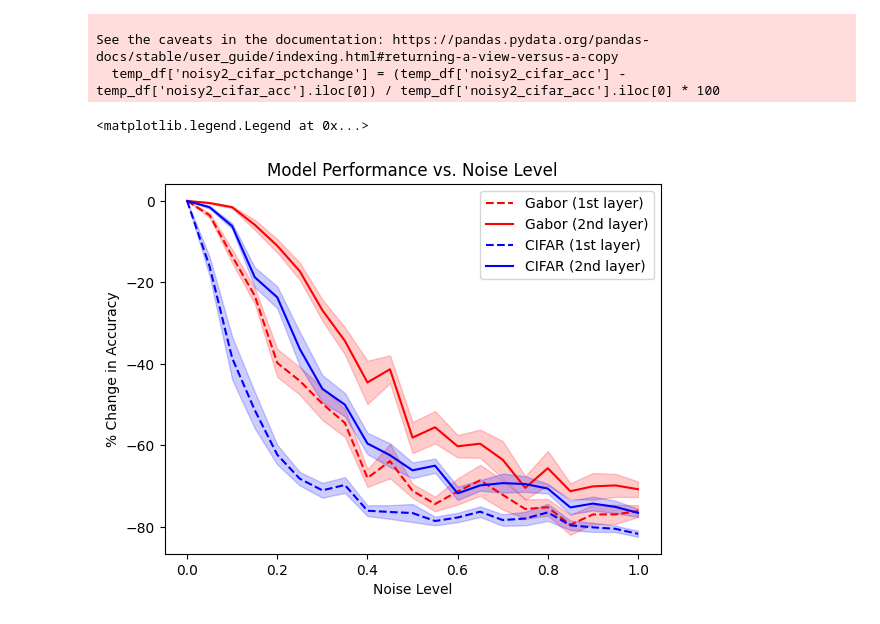
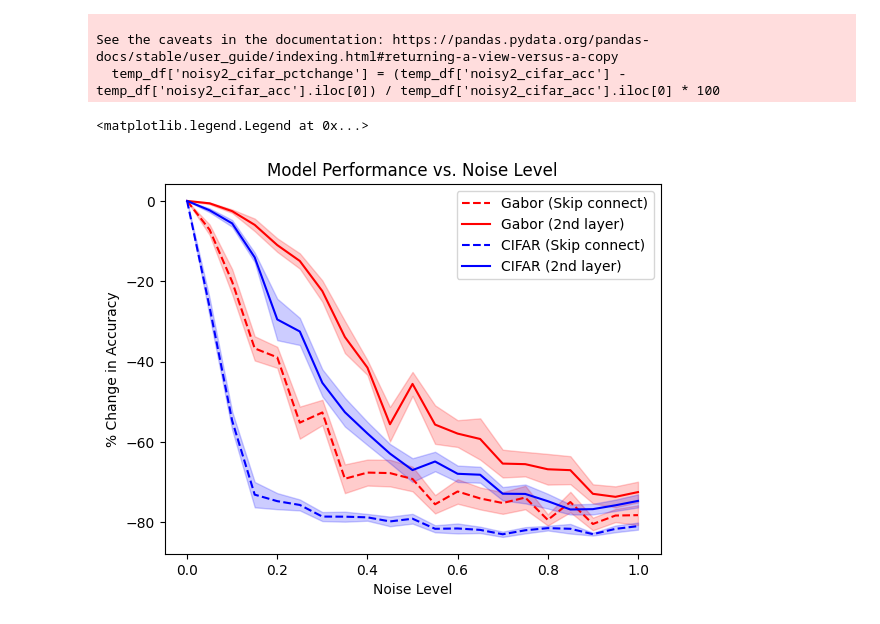
Before and after one commit to sherafatia/v1dd-public, a Jupyter notebook: notebooks/modeling.ipynb, the cells around one changed output. Saved outputs shown, nothing was run; the diff lists cells and outputs as text; code cells hidden in the pictures.

Commit message:
implementing the skip connect noise

```diff
--- a/notebooks/modeling.ipynb
+++ b/notebooks/modeling.ipynb
@@ -223,11 +182,0 @@ plt.imshow(input_example[0, :, :].cpu(), cmap="gray")
-# %%
-
-with torch.no_grad():
-    output = model.conv1(input_example).to('cpu')
-# Visualize each feature map
-fig, axes = plt.subplots(2, 8, figsize=(12, 4))
-for i, ax in enumerate(axes.flat):
-    fmap = output[i, :, :]
-    ax.imshow(fmap, cmap="viridis")
-    ax.axis("off")
-plt.suptitle("Conv1 Feature Maps (Activations)")
@@ -237,12 +182,0 @@ Text(0.5, 0.98, 'Conv1 Feature Maps (Activations)')
-# %%
-with torch.no_grad():
-    output = model.relu(model.conv1(input_example))
-    output = model.conv2(output).to('cpu')
-
-# Visualize each feature map
-fig, axes = plt.subplots(2, 8, figsize=(12, 4))
-for i, ax in enumerate(axes.flat):
-    fmap = output[i, :, :]
-    ax.imshow(fmap, cmap="viridis")
-    ax.axis("off")
-plt.suptitle("Conv2 Feature Maps (Activations)")
@@ -262,11 +212,14 @@ noise_levels = np.arange(0, 1.05, 0.05)
 for noise in noise_levels:
     noisy_model = copy.deepcopy(model)
 
-    noisy_first_model = modeling.add_noise_to_first_layer(noisy_model, noise_level=noise)
+    noisy_model.eval()
+    noisy_model.skip.noise_level = noise
     noisy1_gabor_acc = modeling.evaluate_gabor_accuracy(noisy_model, gabor_test_loader)
     noisy1_cifar_acc = modeling.evaluate_cifar_accuracy(noisy_model, cifar_test_loader)
 
     noisy_model = copy.deepcopy(model)
+    noisy_model.eval()
+    noisy_model.skip.noise_level = 0
     noisy_middle_model = modeling.add_noise_to_middle_layer(noisy_model, noise_level=noise)
     noisy2_gabor_acc = modeling.evaluate_gabor_accuracy(noisy_model, gabor_test_loader)
     noisy2_cifar_acc = modeling.evaluate_cifar_accuracy(noisy_model, cifar_test_loader)
@@ -358,11 +311,15 @@ for i in range(20):
     for noise in noise_levels:
         noisy_model = copy.deepcopy(model)
 
+        noisy_model.eval()
+        noisy_model.skip.noise_level = noise
         noisy_first_model = modeling.add_noise_to_first_layer(noisy_model, noise_level=noise)
         noisy1_gabor_acc = modeling.evaluate_gabor_accuracy(noisy_model, gabor_test_loader)
         noisy1_cifar_acc = modeling.evaluate_cifar_accuracy(noisy_model, cifar_test_loader)
 
         noisy_model = copy.deepcopy(model)
+        noisy_model.eval()
+        noisy_model.skip.noise_level = 0
         noisy_middle_model = modeling.add_noise_to_middle_layer(noisy_model, noise_level=noise)
         noisy2_gabor_acc = modeling.evaluate_gabor_accuracy(noisy_model, gabor_test_loader)
         noisy2_cifar_acc = modeling.evaluate_cifar_accuracy(noisy_model, cifar_test_loader)
@@ -374,5 +331,5 @@ for i in range(20):
         noise_results['noisy2_gabor_acc'].append(noisy2_gabor_acc)
         noise_results['noisy2_cifar_acc'].append(noisy2_cifar_acc)
 
-    print(f'Iteration {i+1}/10 complete.')
+    print(f'Iteration {i+1}/20 complete.')
 # %% [output]
@@ -513,7 +467,7 @@ sns.lineplot(
     markers='o',
     linestyle='--',
     color='red',
-    label='Gabor (1st layer)'
+    label='Gabor (Skip connect)'
     )
 
 sns.lineplot(
@@ -529,32 +483,32 @@ sns.lineplot(
 
 sns.lineplot(
     data=pct_change_df,
     x='noise_level',
     y='noisy1_cifar_pctchange',
     err_style='band',
     errorbar='se',
     color='blue',
     linestyle='--',
-    label='CIFAR (1st layer)'
+    label='CIFAR (Skip connect)'
     )
 
 sns.lineplot(
     data=pct_change_df,
     x='noise_level',
     y='noisy2_cifar_pctchange',
     err_style='band',
     errorbar='se',
     color='blue',
     label='CIFAR (2nd layer)'
     )
 
 plt.xlabel('Noise Level')
 plt.ylabel('% Change in Accuracy')
 plt.title('Model Performance vs. Noise Level')
 # plt.legend(['Gabor Accuracy', '', 'CIFAR Accuracy', ''])
 plt.legend()
 # plt.xlim(0, 1)
 # plt.ylim(bottom=-10)
 # %% [output]
 <matplotlib.legend.Legend at 0x...>
-[figure, old version]
+[figure, new version]
```
Also changed, not shown: parts of 18 cells of this notebook, 1 other file.
